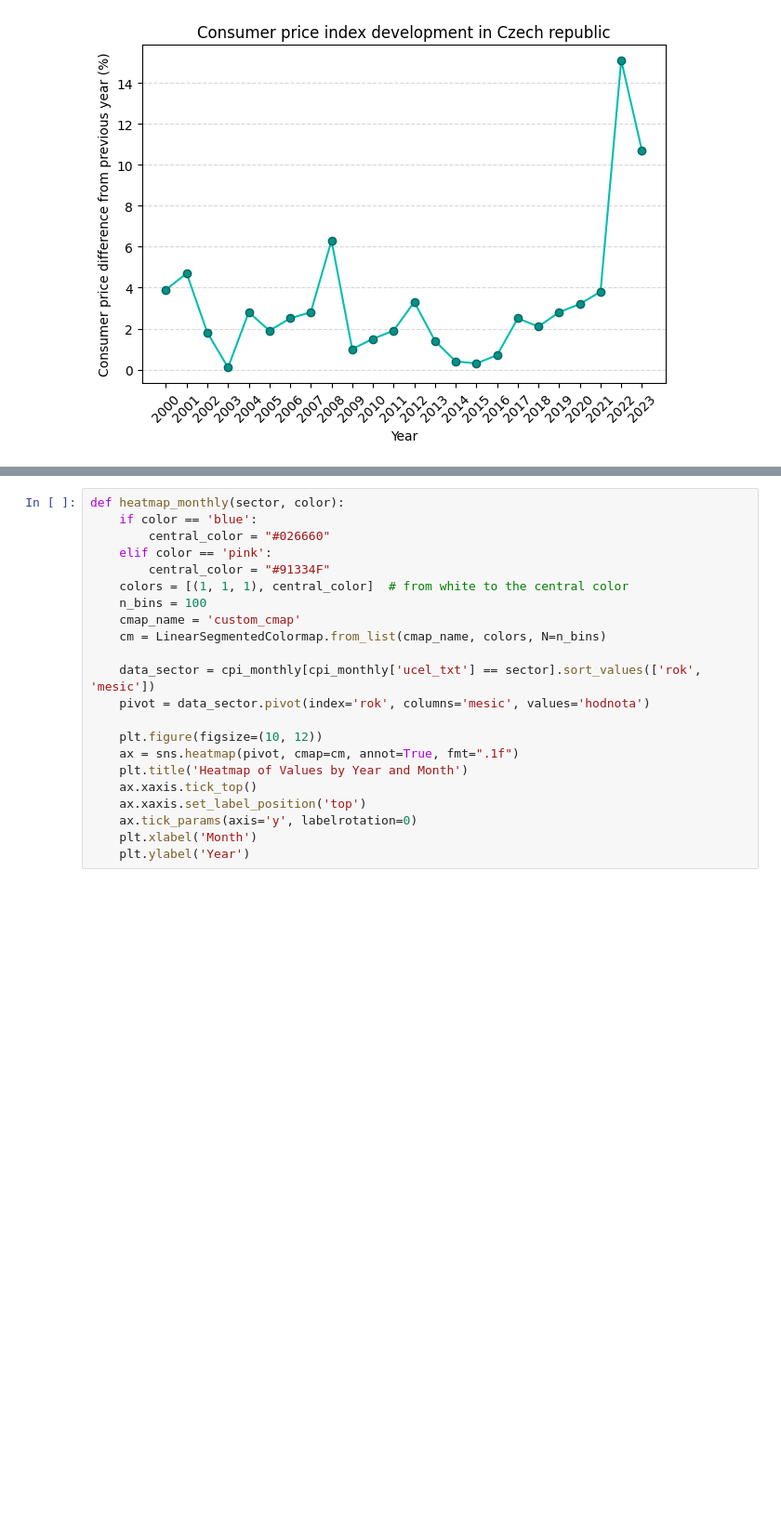
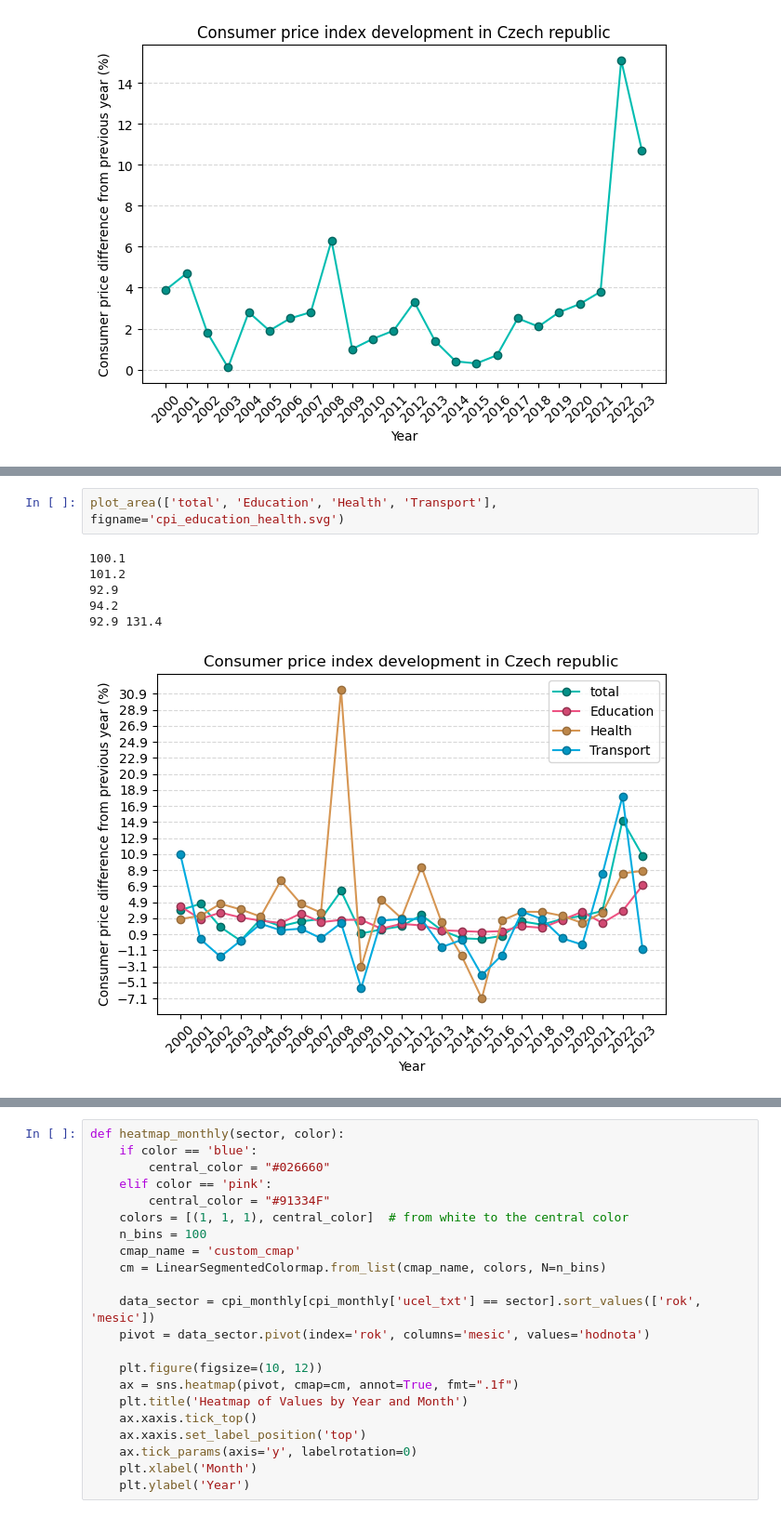
Before and after one commit to xdxdhh/czech_economy_analysis, a Jupyter notebook: analysis.ipynb, the cells around one changed output, grey strips where cells are left out. Shown: that part at 93% size. Saved outputs shown, nothing was run; the diff lists cells and outputs as text; blank space fills up the shorter version.

```diff
--- a/analysis.ipynb
+++ b/analysis.ipynb
@@ -157 +155,10 @@ plot_area(['Bydlení, voda, energie, paliva', 'Bytové vybavení, zařízení do
+# %%
+plot_area(['total', 'Education', 'Health', 'Transport'], figname='cpi_education_health.svg')
+# %% [output]
+100.1
+101.2
+92.9
+94.2
+92.9 131.4
+[figure, added]
 # %%
```
Also changed, not shown: parts of 13 cells of this notebook, 15 other files.
